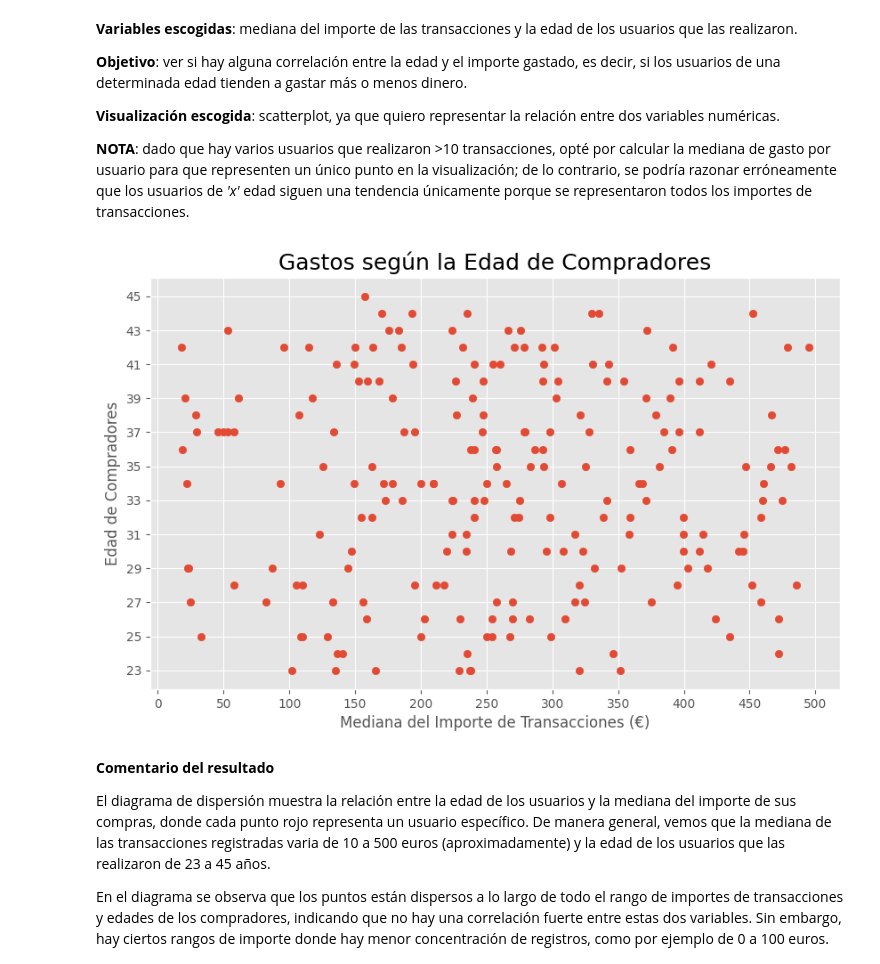
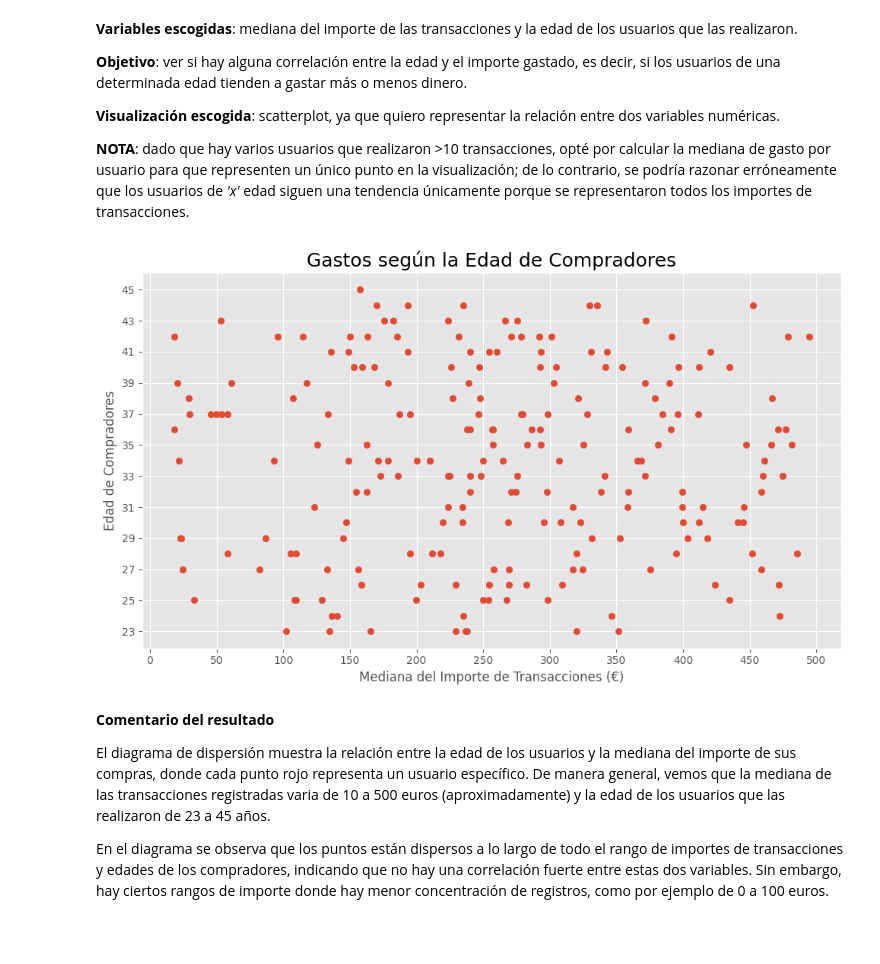
Before and after one commit to natalyamn/DataAnalytics_ITAcademy, a Jupyter notebook: 08. Sprint 8 Python/8.1 Visualizaciones en Python/Sprint8.01_NM.ipynb, the cells around one changed output. Drawn from its saved outputs; the diff is of its cells as text; code cells hidden in the pictures; blank space fills up the shorter version.

```diff
--- a/08. Sprint 8 Python/8.1 Visualizaciones en Python/Sprint8.01_NM.ipynb
+++ b/08. Sprint 8 Python/8.1 Visualizaciones en Python/Sprint8.01_NM.ipynb
@@ -132,17 +133,18 @@ transaction_users = pd.merge(dataframe['transaction'].groupby('user_id')['amount
 # %%
 plt.figure(figsize=(10,6))
 plt.scatter(transaction_users['median_amount'], transaction_users['age'])
 
 plt.yticks(np.arange(min(transaction_users['age']), max(transaction_users['age'] + 1),2))
 plt.xticks(bins)
 
 plt.title('Gastos según la Edad de Compradores', fontsize=18)
 plt.xlabel('Mediana del Importe de Transacciones (€)')
 plt.ylabel('Edad de Compradores')
+plt.tight_layout()
 
 plt.show()
 # %% [output]
-[figure, old version]
+[figure, new version]
 # %% [markdown]
 **Comentario del resultado**
 
```
Also changed, not shown: parts of 9 cells of this notebook.
